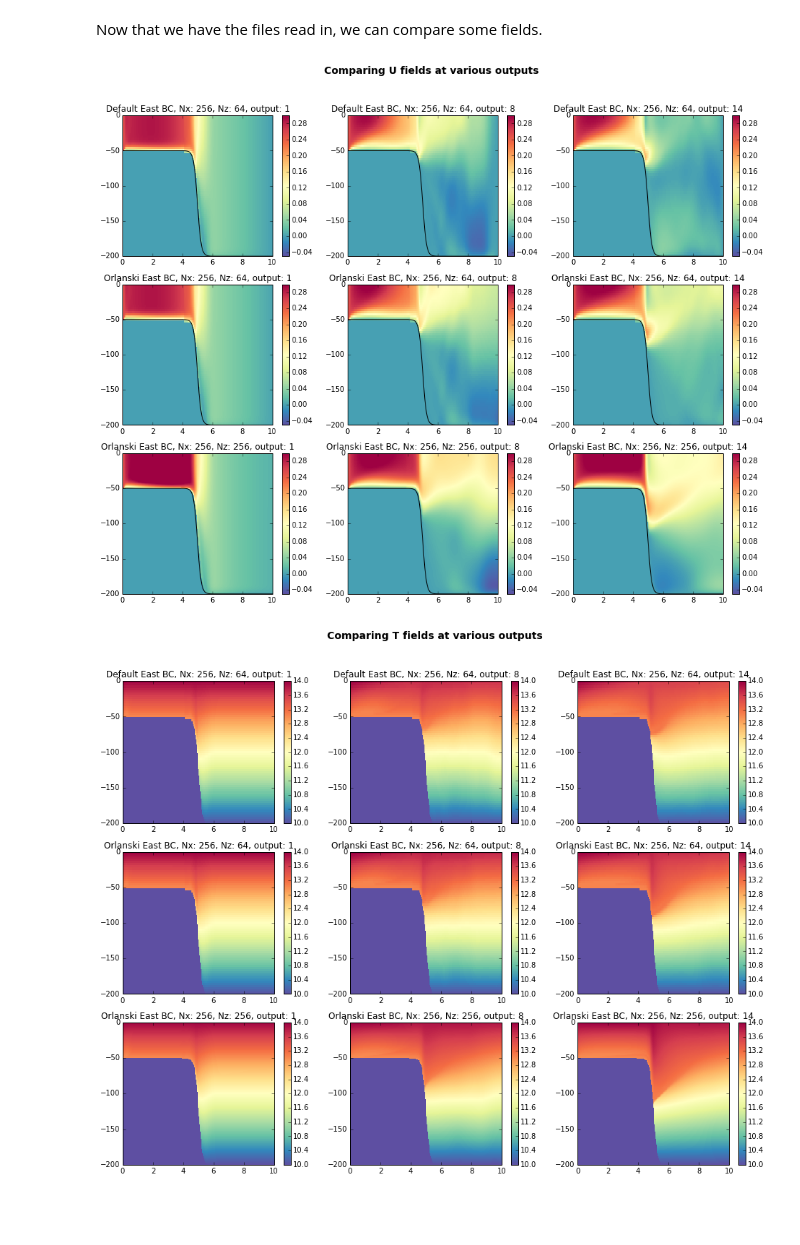
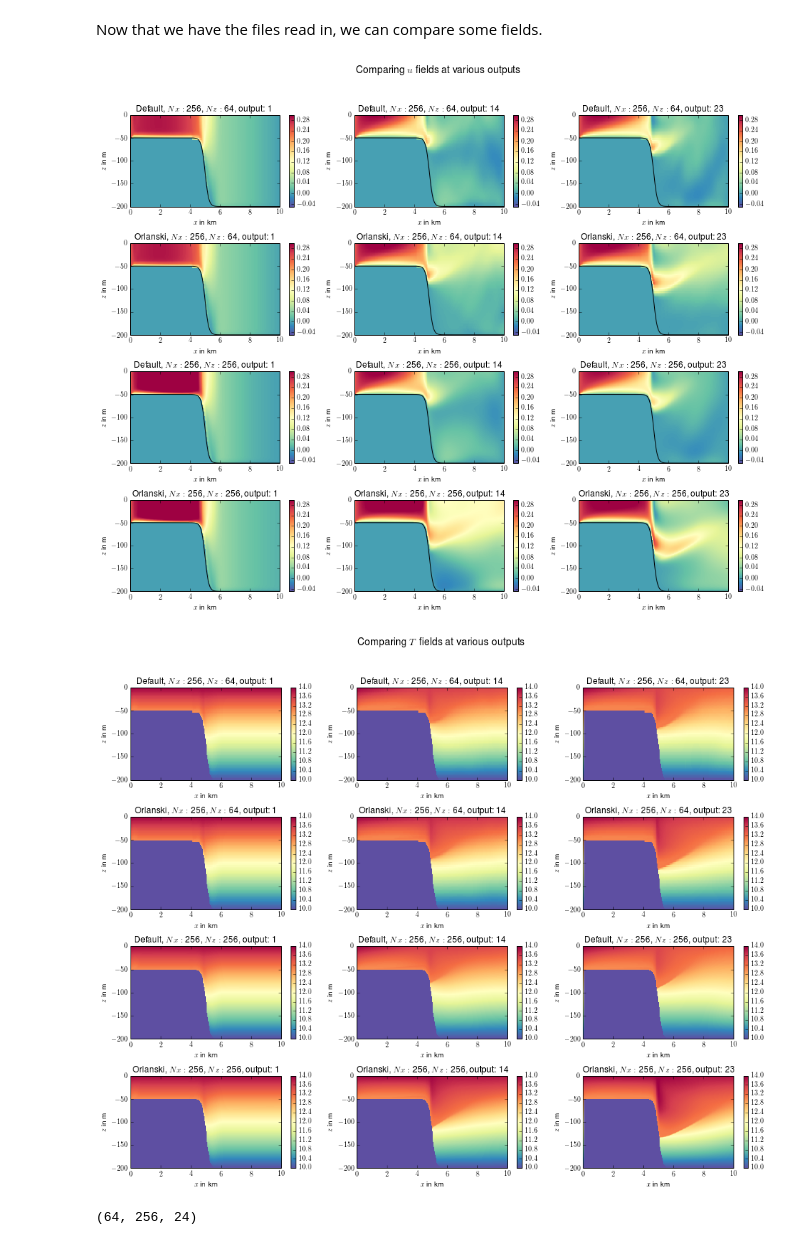
Before and after one commit to UBC-MOAD/flow_separation, a Jupyter notebook: notebooks_2D_runs/compare_simulations.ipynb, the cells around one changed output. Cells and saved outputs as stored; diff of their text form; code cells hidden in the pictures; blank space fills up the shorter version.

```diff
--- a/notebooks_2D_runs/compare_simulations.ipynb
+++ b/notebooks_2D_runs/compare_simulations.ipynb
@@ -16,7 +22,7 @@ pylab.rcParams['figure.figsize'] = (16,12)
 # %% [markdown]
 Load in two data sets from two directories.
 # %%
-_Ncomps = 3; # number of comparisons
+_Ncomps = 4; # number of comparisons
 
 # setup all of the default tuple objects
 _Nx = [0]*_Ncomps; _Nz = [0]*_Ncomps;
@@ -36,21 +42,23 @@ _T = [0]*_Ncomps;
 Now that we have the correct structures, input each parameter set.
 # %%
 # now set each run specific parameter set
-_Nx[0] = 256; _Nx[1] = 256; _Nx[2] = 256;
-_Nz[0] = 64; _Nz[1] = 64; _Nz[2] = 256;
+_Nx[0] = 256; _Nx[1] = 256; _Nx[2] = 256; _Nx[3] = 256;
+_Nz[0] = 64; _Nz[1] = 64; _Nz[2] = 256; _Nz[3] = 256;
 
 # total depth in metres
-_total_depth[0] = 200; _total_depth[1] = 200; _total_depth[2] = 200;
+_total_depth[0] = 200; _total_depth[1] = 200; _total_depth[2] = 200; _total_depth[3] = 200;
 
 # directories
 _dir[0] = '../../Nx_%d_Nz_%d' % (_Nx[0],_Nz[0]);
 _dir[1] = '../../Orlanski_Nx_%d_Nz_%d' % (_Nx[1],_Nz[1]);
-_dir[2] = '../../Orlanski_Nx_%d_Nz_%d' % (_Nx[2],_Nz[2]);
+_dir[2] = '../../Nx_%d_Nz_%d' % (_Nx[2],_Nz[2]);
+_dir[3] = '../../Orlanski_Nx_%d_Nz_%d' % (_Nx[3],_Nz[3]);
 
 # used for titling plots
-_title[0] = 'Default East BC, Nx: %d, Nz: %d' % (_Nx[0],_Nz[0])
-_title[1] = 'Orlanski East BC, Nx: %d, Nz: %d' % (_Nx[1],_Nz[1])
-_title[2] = 'Orlanski East BC, Nx: %d, Nz: %d' % (_Nx[2],_Nz[2])
+_title[0] = r'Default, $Nx:$ %d, $Nz:$ %d' % (_Nx[0],_Nz[0])
+_title[1] = r'Orlanski, $Nx:$ %d, $Nz:$ %d' % (_Nx[1],_Nz[1])
+_title[2] = r'Default, $Nx:$ %d, $Nz:$ %d' % (_Nx[2],_Nz[2])
+_title[3] = r'Orlanski, $Nx:$ %d, $Nz:$ %d' % (_Nx[3],_Nz[3])
 
 # loop through and read/generate the x and z coordinate arrays
 for _ii in range(0,_Ncomps):
@@ -60,9 +68,9 @@ for _ii in range(0,_Ncomps):
     _depth[_ii] = np.squeeze(rdmds(_dir[_ii]+'/Depth'));
 
 # timestepping parameters RLI: load from data file? probably unnecessary
-_dt[0] = 10; _dt[1] = 10; _dt[2] = 1;
+_dt[0] = 10; _dt[1] = 10; _dt[2] = 1; _dt[3] = 1;
 _output_dt = 1800;
-_final_t = 25200+_output_dt;
+_final_t = 41400+_output_dt;
 # %% [output]
 ../../Nx_256_Nz_64/XC.001.001.meta
 ../../Nx_256_Nz_64/Depth.001.001.meta
@@ -101,42 +111,58 @@ Now that we have the files read in, we can compare some fields.
 # %%
 _fig = plt.figure(); # RLI: line unused, why is it here?
 
-_outs = [1,8,14]; # set the outputs to compare --- can be variable length
+plt.clf();
+
+_outs = [1,14,23]; # set the outputs to compare --- can be variable length
 
 # plot each subplot
+_itr = 1;
 for _ii in range(0,_Ncomps):
     for _jj,_out in enumerate(_outs):
-        plt.subplot(_Ncomps,len(_outs),_ii*3+1+_jj);
+        plt.subplot(_Ncomps,len(_outs),_itr);
         plt.pcolor(_x[_ii]/1000,_z[_ii],np.squeeze(_U[_ii][:,:,_out]),cmap='Spectral_r');
         plt.colorbar();
         plt.clim((-0.05, 0.3));
         plt.plot(np.squeeze(_x[_ii])/1000,-_depth[_ii],'-k')
+        plt.xlabel(r'$x$ in km')
+        plt.ylabel(r'$z$ in m')
         plt.ylim((-_total_depth[_ii],0))
         plt.title(_title[_ii]+', output: '+str(_out));
+        _itr = _itr+1;
 
 # set the total plot title RLI: change size?
-plt.suptitle('Comparing U fields at various outputs', fontsize=14, fontweight='bold')
+plt.suptitle(r'Comparing $u$ fields at various outputs', fontsize=14, fontweight='bold')
+
+_fig.subplots_adjust(hspace=0.4,wspace=0.2);
 
 plt.show();
 # %% [output]
-[figure, old version]
+[figure, new version]
 # %%
 _fig = plt.figure(); # RLI: line unused, why is it here?
 
-_outs = [1,8,14]; # set the outputs to compare --- can be variable length
+_outs = [1,14,23]; # set the outputs to compare --- can be variable length
 
 # plot each subplot
 for _ii in range(0,_Ncomps):
     for _jj,_out in enumerate(_outs):
         plt.subplot(_Ncomps,len(_outs),_ii*3+1+_jj);
         plt.pcolor(_x[_ii]/1000,_z[_ii],np.squeeze(_T[_ii][:,:,_out]),cmap='Spectral_r');
         plt.colorbar();
         plt.clim((10,14));
+        plt.xlabel(r'$x$ in km')
+        plt.ylabel(r'$z$ in m')
         plt.title(_title[_ii]+', output: '+str(_out));
 
 # set the total plot title RLI: change size?
-plt.suptitle('Comparing T fields at various outputs', fontsize=14, fontweight='bold')
+plt.suptitle(r'Comparing $T$ fields at various outputs', fontsize=14, fontweight='bold')
+
+_fig.subplots_adjust(hspace=0.4,wspace=0.2);
 
 plt.show();
 # %% [output]
-[figure, old version]
+[figure, new version]
+# %%
+_U[0].shape
+# %% [output]
+(64, 256, 24)
```
Also changed, not shown: parts of 3 cells of this notebook, 2 other files.
